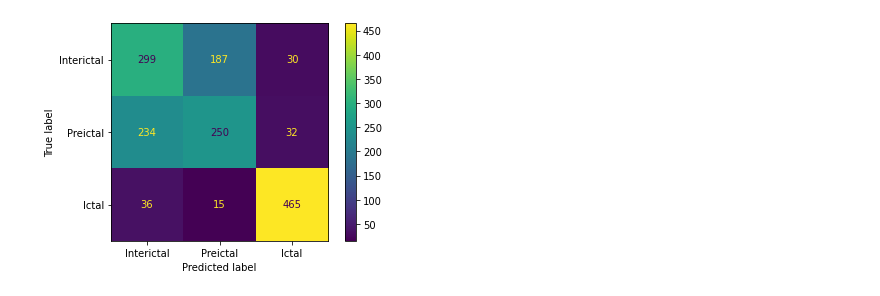
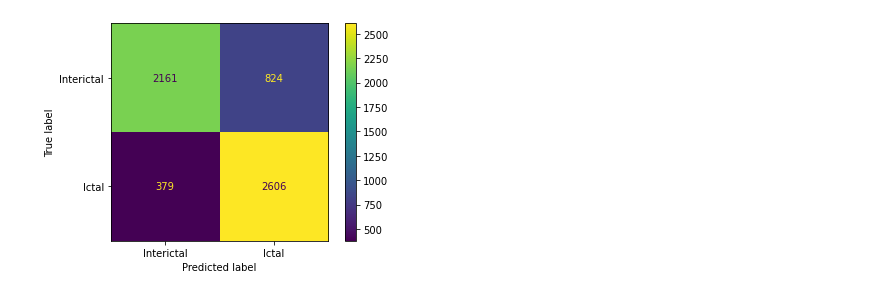
Before and after one commit to FilipMiscevic/SeizureDetection, a Jupyter notebook: chb_import.ipynb, the cells around one changed output. Saved outputs shown, nothing was run; the diff lists cells and outputs as text; code cells hidden in the pictures.

Commit message:
Added KMeans trainer. Bugfixes.
- cast window length as int
- added kmeans trainer
- removed chb12 temporarily for buxfig
- catch zeros in Welch calculation
- added bands for Welch calculation

```diff
--- a/chb_import.ipynb
+++ b/chb_import.ipynb
@@ -42,7 +43,7 @@ class DataWindow:
 class ChbDataset(Dataset):
     def __init__(self, data_dir='./chb-mit-scalp-eeg-database-1.0.0/',
                  seizures_only=True,sample_rate=256,subject='chb01',mode='train',
-                 window_length=5, preictal_length=300, sampler='all', welch_features=False,
+                 window_length=0.703125, preictal_length=300, sampler='all', welch_features=False,
                  multiclass=True):
         ### other sampler option is "equal"
         'Initialization'
@@ -65,6 +66,10 @@ class ChbDataset(Dataset):
         self.channels = ['FP1-F7', 'F7-T7', 'T7-P7', 'P7-O1', 'FP1-F3', 'F3-C3', 'C3-P3', 'P3-O1',
                                'FP2-F4', 'F4-C4', 'C4-P4', 'P4-O2', 'FP2-F8', 'F8-T8', 'T8-P8', 'P8-O2',
                                'FZ-CZ', 'CZ-PZ', 'P7-T7', 'T7-FT9', 'FT9-FT10', 'FT10-T8', 'T8-P8']
+
+        #self.bands = [0.5,3.5,6.5,9.5,12.5,15.5,18.5,21.5,24.5]
+        self.bands = [4,8,13,30,60,90]
+
         random.seed(1000)
         self.get_records()
         self.get_labeled_windows()
@@ -158,7 +163,7 @@ class ChbDataset(Dataset):
 
     def create_windows_for_segment(self, recordid, recordfile, start_index, end_index, label,channels):
         windows = []
-        window_size = self.window_length * self.sample_rate
+        window_size = int(self.window_length * self.sample_rate)
         for i in range(start_index, end_index - window_size + 1, window_size):
             windows.append(DataWindow(recordid, recordfile, i, i + window_size, label,channels))
         return windows
@@ -200,21 +205,23 @@ class ChbDataset(Dataset):
         data = window.get_data()
         label = window.label
         if self.welch_features:
-            sample = self.__welch_features(data)
-            data = sample.flatten()
+            data = self.__welch_features(data)
+            data = data.flatten()
         return data, label
 
     def all_data(self):
         data = [self.__getitem__(i) for i in range(len(self))]
         #print(data[0])
         allY = np.concatenate([[x[1] for x in data]])
-        allX = np.array([x[0] for x in data])
+
+        allX = np.array([x[0] for x in data]) if self.welch_features == True else np.array([x[0].flatten() for x in data])
         return allX,allY
 
     def __welch_features(self, sample):
-        p_f, p_Sxx = welch(sample, fs=self.sample_rate, axis=1)
+        p_f, p_Sxx = welch(sample, fs=self.sample_rate, axis=1, window=self.bands)
         p_SS = np.log1p(p_Sxx)
-        arr = p_SS[:] / np.max(p_SS)
+        #print(p_SS)
+        arr = p_SS[:] / np.max(p_SS) if np.max(p_SS) != 0 else 1.0
         return arr
 # %%
 class XGBoostTrainer:
@@ -246,7 +338,7 @@ class XGBoostTrainer:
 # %%
 run = True
 if run:
-    m = XGBoostTrainer()
+    m = KMeansFitter()
     m.train_all()
 # %% [output]
 Training chb01
@@ -302,6 +356,8 @@ import matplotlib.pyplot as plt
 if run:
     y_true = np.concatenate(m.labels)
     y_pred_class = np.concatenate(m.preds)
+
+    #y_true = y_true[:5970]
 
     y_pred_null = np.zeros_like(y_pred_class)
 
@@ -311,35 +367,35 @@ if run:
     FP = cm.sum(axis=0) - np.diag(cm)
     FN = cm.sum(axis=1) - np.diag(cm)
     TP = np.diag(cm)
     TN = cm.sum() - (FP + FN + TP)
 
     FP = FP.astype(float)
     FN = FN.astype(float)
     TP = TP.astype(float)
     TN = TN.astype(float)
 
     # Sensitivity, hit rate, recall, or true positive rate
     TPR = TP/(TP+FN)
     # Specificity or true negative rate
     TNR = TN/(TN+FP)
     # Precision or positive predictive value
     PPV = TP/(TP+FP)
     # Negative predictive value
     NPV = TN/(TN+FN)
     # Fall out or false positive rate
     FPR = FP/(FP+TN)
     # False negative rate
     FNR = FN/(TP+FN)
     # False discovery rate
     FDR = FP/(TP+FP)
     # Overall accuracy
     ACC = (TP+TN)/(TP+FP+FN+TN)
     #tn, fp, fn, tp = cm.ravel()
 
-    cm_display = ConfusionMatrixDisplay(cm,display_labels=['Interictal','Preictal','Ictal']).plot()
+    cm_display = ConfusionMatrixDisplay(cm,display_labels=['Interictal','Ictal']).plot()
     #cm_display2 = ConfusionMatrixDisplay(cm2).plot()
 # %% [output]
-[figure, old version]
+[figure, new version]
 # %%
 if run:
     fpr, tpr, _ = roc_curve(y_true, y_pred_class,pos_label=1)#, pos_label=m.model.classes_[1])
```
Also changed, not shown: parts of 7 cells of this notebook, 1 other file.
